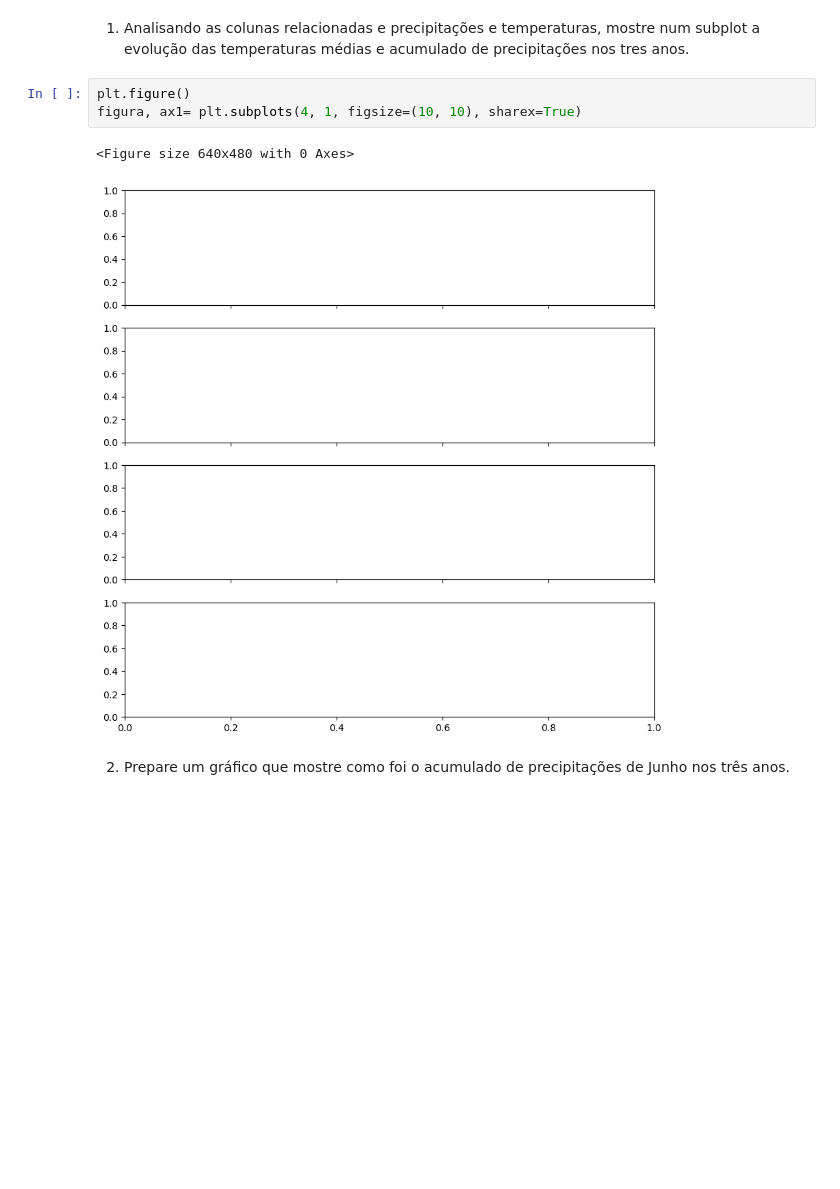
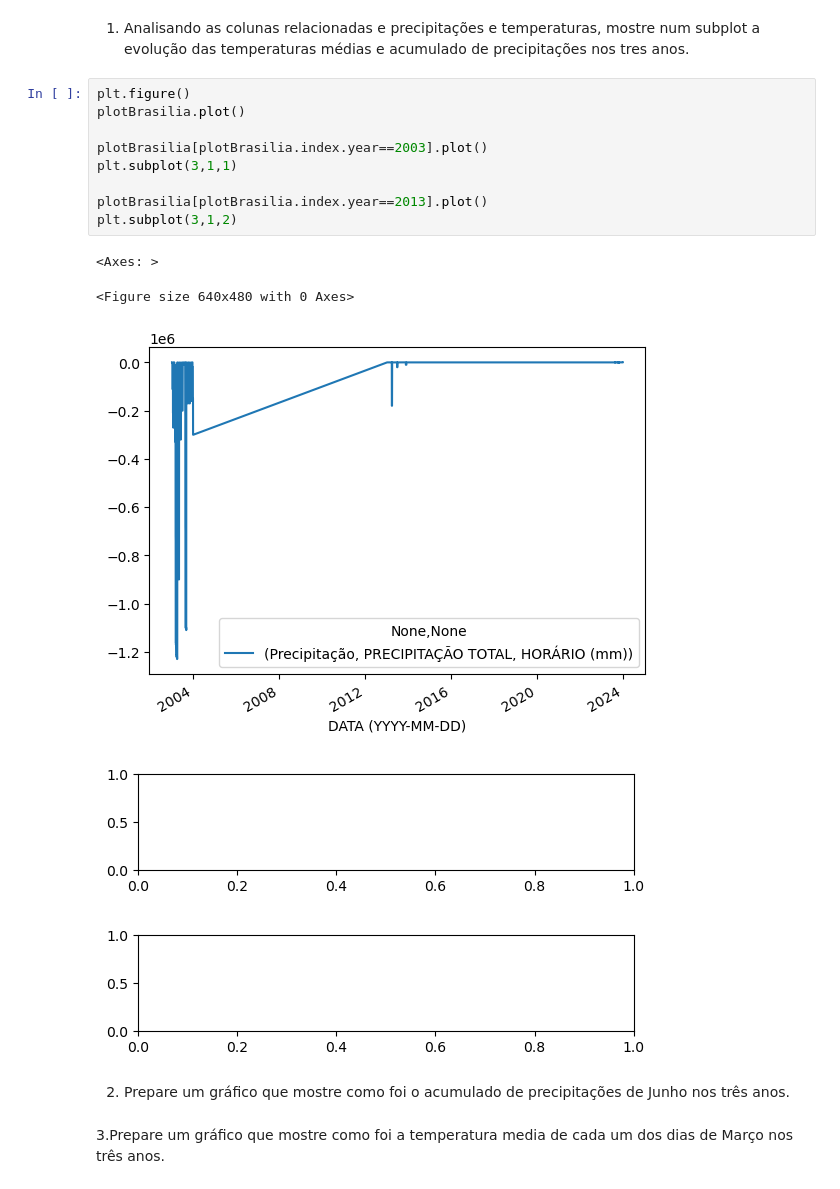
Before and after one commit to AllanaCampos/Python_Basico, a Jupyter notebook: Girleide/P009/Prática9.ipynb, the cells around one changed output. Cells and saved outputs as stored; diff of their text form; blank space fills up the shorter version.

```diff
--- a/Girleide/P009/Prática9.ipynb
+++ b/Girleide/P009/Prática9.ipynb
@@ -115,11 +104,22 @@ prec = brasilia.groupby([brasilia.index.year, brasilia.index.month])['Precipita
 import matplotlib.pyplot as plt
 # %% [markdown]
 1. Analisando as colunas relacionadas e precipitações e temperaturas, mostre num subplot a evolução das temperaturas médias e acumulado de precipitações nos tres anos.
-# %%
-plt.figure()
-figura, ax1= plt.subplots(4, 1, figsize=(10, 10), sharex=True)
-# %% [output]
-<Figure size 640x480 with 0 Axes>
-[figure, removed]
+# %%
+plt.figure()
+plotBrasilia.plot()
+
+plotBrasilia[plotBrasilia.index.year==2003].plot()
+plt.subplot(3,1,1)
+
+plotBrasilia[plotBrasilia.index.year==2013].plot()
+plt.subplot(3,1,2)
+# %% [output]
+<Axes: >
+<Figure size 640x480 with 0 Axes>
+[figure, added]
+[figure, added]
+[figure, added]
 # %% [markdown]
 2. Prepare um gráfico que mostre como foi o acumulado de precipitações de Junho nos três anos.
+# %% [markdown]
+3.Prepare um gráfico que mostre como foi a temperatura media de cada um dos dias de Março nos três anos.
```
Also changed, not shown: parts of 1 cell of this notebook.
